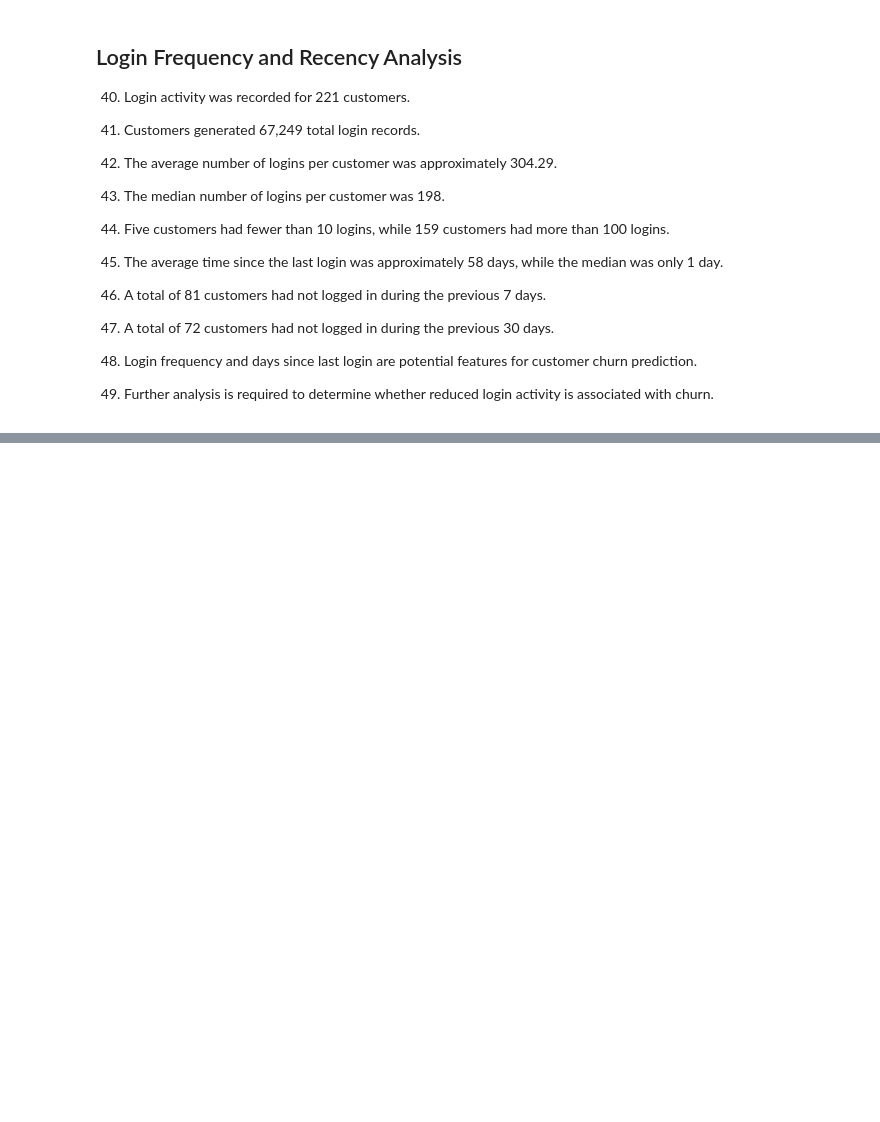
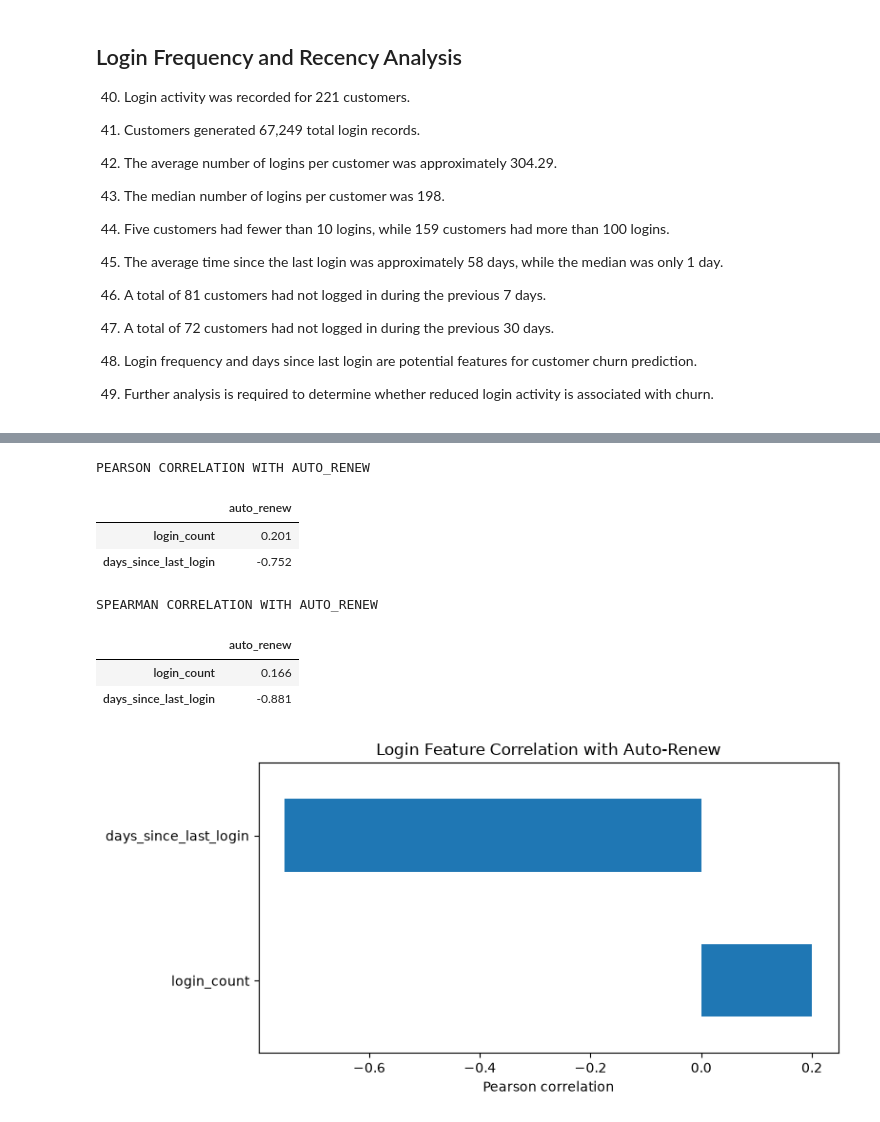
Before and after one commit to parthHerts/P4G5_HERTS, a Jupyter notebook: notebooks/data_analyst_exploration.ipynb, the cells around one changed output, grey strips where cells are left out. Saved outputs shown, nothing was run; the diff lists cells and outputs as text; code cells hidden in the pictures; blank space fills up the shorter version.

```diff
--- a/notebooks/data_analyst_exploration.ipynb
+++ b/notebooks/data_analyst_exploration.ipynb
@@ -720,0 +1123,57 @@ print("\nCustomers analysed:", len(login_features))
+# %%
+# Select login features and candidate target
+login_correlation_data = login_comparison_df[
+    [
+        "auto_renew",
+        "login_count",
+        "days_since_last_login"
+    ]
+].copy()
+
+# Pearson correlation
+login_pearson = login_correlation_data.corr(method="pearson")
+
+print("PEARSON CORRELATION WITH AUTO_RENEW")
+
+display(
+    login_pearson[["auto_renew"]]
+    .drop(index="auto_renew")
+    .round(3)
+)
+
+# Spearman correlation
+login_spearman = login_correlation_data.corr(method="spearman")
+
+print("SPEARMAN CORRELATION WITH AUTO_RENEW")
+
+display(
+    login_spearman[["auto_renew"]]
+    .drop(index="auto_renew")
+    .round(3)
+)
+
+# Plot Pearson correlations
+login_values = (
+    login_pearson["auto_renew"]
+    .drop("auto_renew")
+)
+
+login_values.plot(
+    kind="barh",
+    figsize=(8, 4),
+    title="Login Feature Correlation with Auto-Renew",
+    xlabel="Pearson correlation"
+)
+
+plt.tight_layout()
+plt.show()
+# %% [output]
+PEARSON CORRELATION WITH AUTO_RENEW
+|  | auto_renew |
+| login_count | 0.201 |
+| days_since_last_login | -0.752 |
+SPEARMAN CORRELATION WITH AUTO_RENEW
+|  | auto_renew |
+| login_count | 0.166 |
+| days_since_last_login | -0.881 |
+[figure, added]
```
Also changed, not shown: parts of 17 cells of this notebook.
